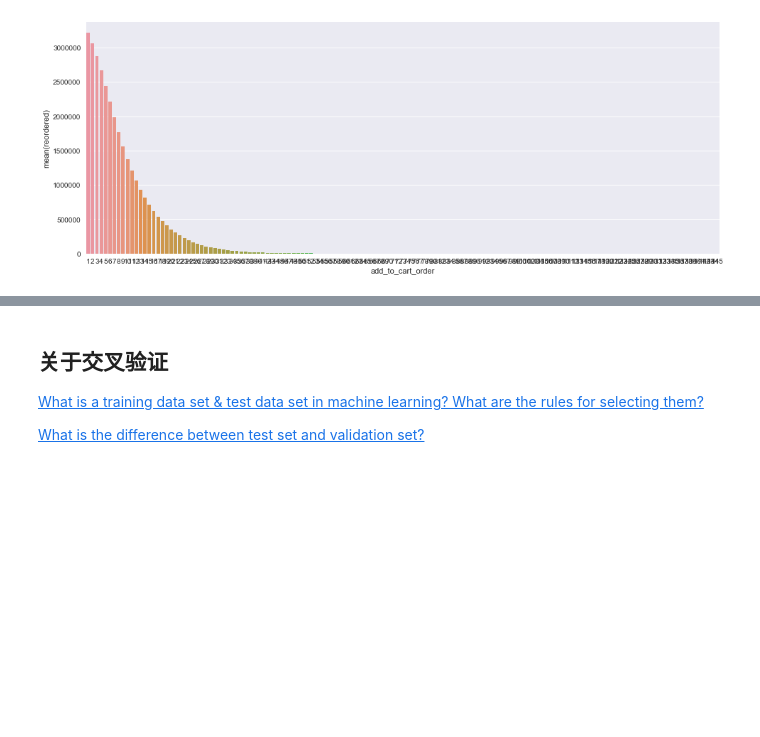
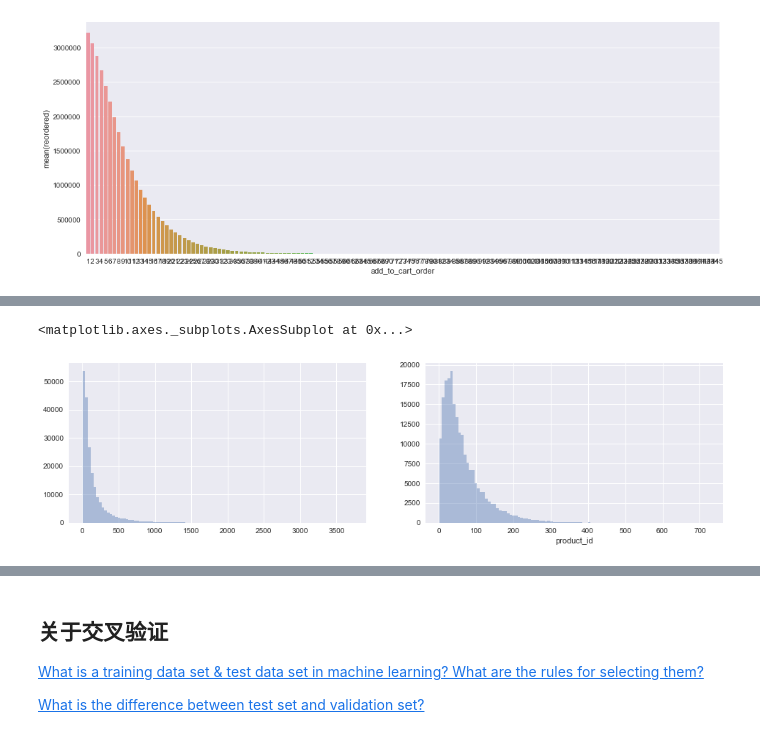
Before and after one commit to shenc3/kaggle_note, a Jupyter notebook: Instacart/analys_orders.ipynb, the cells around one changed output, grey strips where cells are left out. Saved outputs shown, nothing was run; the diff lists cells and outputs as text; code cells hidden in the pictures; blank space fills up the shorter version.

```diff
--- a/Instacart/analys_orders.ipynb
+++ b/Instacart/analys_orders.ipynb
@@ -231,0 +320,13 @@ barplot = sns.barplot(data=add_to_cart_reord.reset_index(), x='add_to_cart_order
+# %%
+# 购物量
+user_total_products = priors.groupby('user_id').size().astype(np.int16)
+
+# 购买商品数
+user_distinct_products = priors.groupby('user_id')['product_id'].nunique().astype(np.int16)
+# %%
+fig, (ax1, ax2) = plt.subplots(nrows=1, ncols=2, figsize=(16,4))
+sns.distplot(user_total_products, kde=False, bins=100, ax=ax1)
+sns.distplot(user_distinct_products, kde=False, bins=100, ax=ax2)
+# %% [output]
+<matplotlib.axes._subplots.AxesSubplot at 0x...>
+[figure, added]
```
Also changed, not shown: parts of 16 cells of this notebook, 1 other file.
